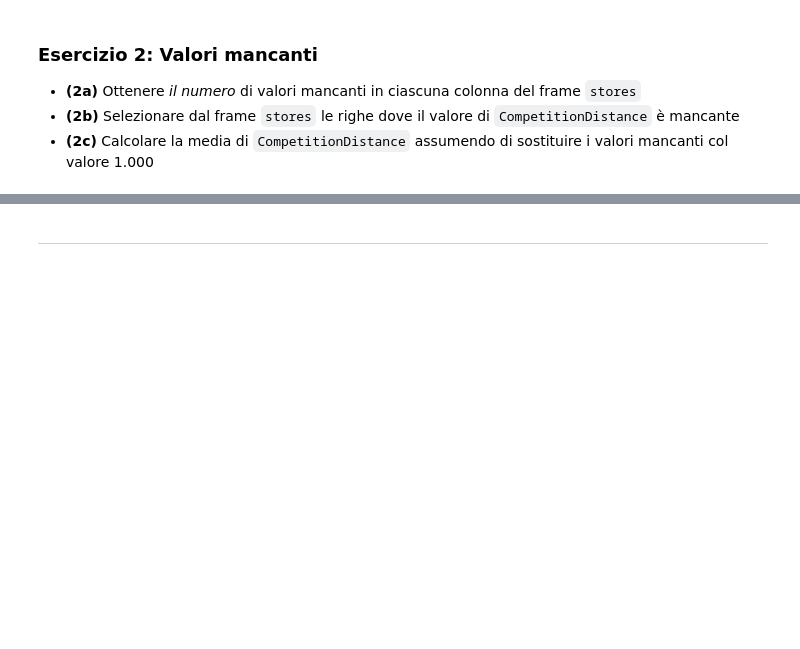
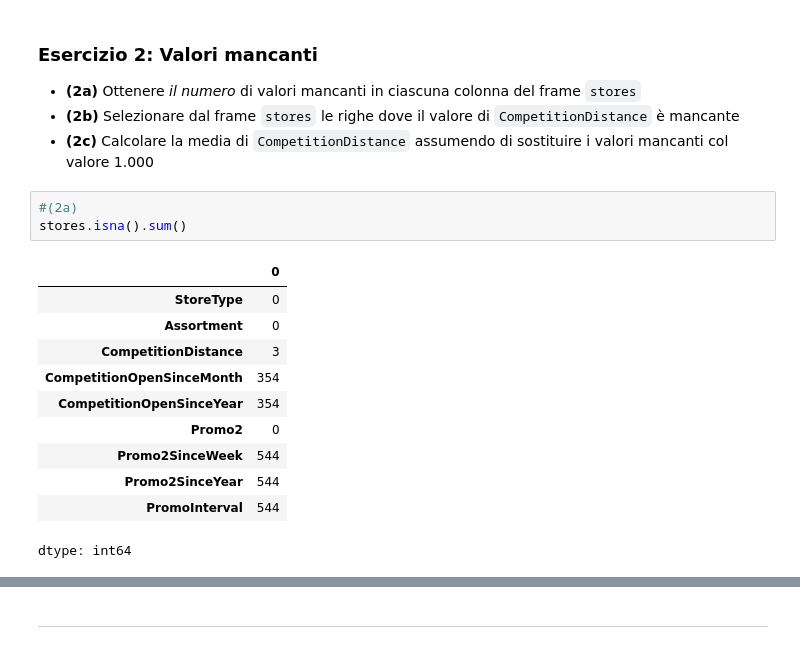
Before and after one commit to elettra-ven/AppDataIntensive2025-2026, a Jupyter notebook: Preprocessing_con_pandas/Preprocessing_e_analisi_esplorativa.nosol.ipynb, the cells around one changed output, grey strips where cells are left out. Drawn from its saved outputs; the diff is of its cells as text; blank space fills up the shorter version.

```diff
--- a/Preprocessing_con_pandas/Preprocessing_e_analisi_esplorativa.nosol.ipynb
+++ b/Preprocessing_con_pandas/Preprocessing_e_analisi_esplorativa.nosol.ipynb
@@ -260,3 +291,18 @@ Esistono altri metodi più avanzati per sostituire i valori mancanti in base a q
 - **(2a)** Ottenere _il numero_ di valori mancanti in ciascuna colonna del frame `stores`
 - **(2b)** Selezionare dal frame `stores` le righe dove il valore di `CompetitionDistance` è mancante
 - **(2c)** Calcolare la media di `CompetitionDistance` assumendo di sostituire i valori mancanti col valore 1.000
+# %%
+#(2a)
+stores.isna().sum()
+# %% [output]
+|  | 0 |
+| StoreType | 0 |
+| Assortment | 0 |
+| CompetitionDistance | 3 |
+| CompetitionOpenSinceMonth | 354 |
+| CompetitionOpenSinceYear | 354 |
+| Promo2 | 0 |
+| Promo2SinceWeek | 544 |
+| Promo2SinceYear | 544 |
+| PromoInterval | 544 |
+dtype: int64
```
Also changed, not shown: parts of 38 cells of this notebook.
